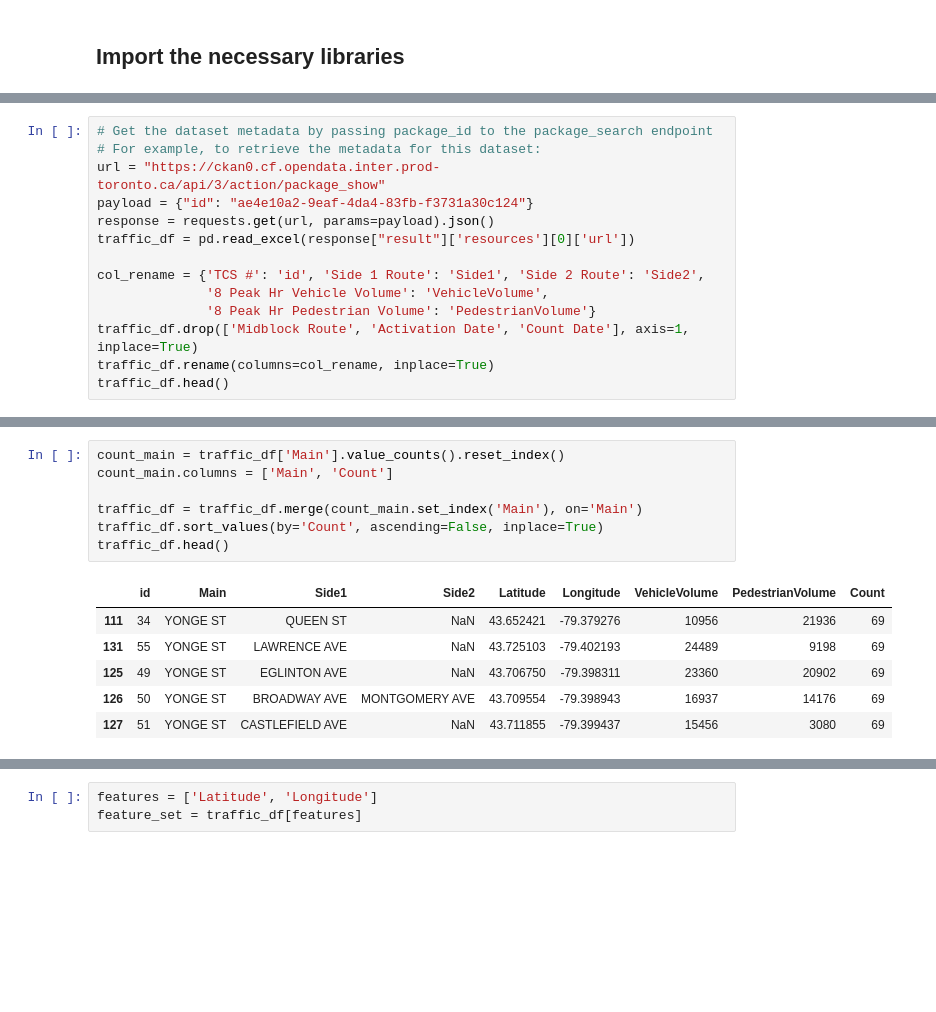
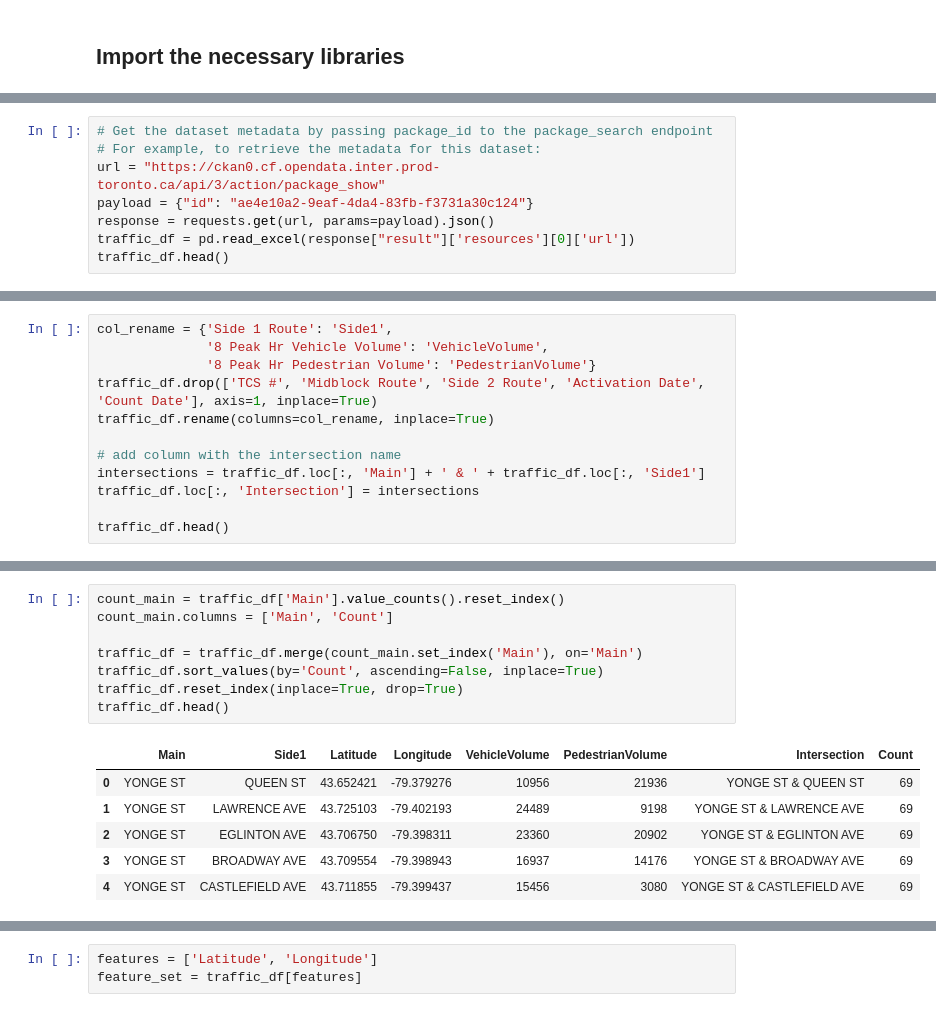
Before and after one commit to FuegoDiego/Coursera_Capstone, a Jupyter notebook: Predicting the Popularity of Venues in Downtown Toronto.ipynb, the cells around one changed output, grey strips where cells are left out. Saved outputs shown, nothing was run; the diff lists cells and outputs as text; blank space fills up the shorter version.

```diff
--- a/Predicting the Popularity of Venues in Downtown Toronto.ipynb
+++ b/Predicting the Popularity of Venues in Downtown Toronto.ipynb
@@ -44,11 +44,5 @@ url = "https://ckan0.cf.opendata.inter.prod-toronto.ca/api/3/action/package_show
 payload = {"id": "ae4e10a2-9eaf-4da4-83fb-f3731a30c124"}
 response = requests.get(url, params=payload).json()
 traffic_df = pd.read_excel(response["result"]['resources'][0]['url'])
-
-col_rename = {'TCS #': 'id', 'Side 1 Route': 'Side1', 'Side 2 Route': 'Side2',
-              '8 Peak Hr Vehicle Volume': 'VehicleVolume',
-              '8 Peak Hr Pedestrian Volume': 'PedestrianVolume'}
-traffic_df.drop(['Midblock Route', 'Activation Date', 'Count Date'], axis=1, inplace=True)
-traffic_df.rename(columns=col_rename, inplace=True)
 traffic_df.head()
 # %% [output]
@@ -60,0 +57,12 @@ traffic_df.head()
+# %%
+col_rename = {'Side 1 Route': 'Side1',
+              '8 Peak Hr Vehicle Volume': 'VehicleVolume',
+              '8 Peak Hr Pedestrian Volume': 'PedestrianVolume'}
+traffic_df.drop(['TCS #', 'Midblock Route', 'Side 2 Route', 'Activation Date', 'Count Date'], axis=1, inplace=True)
+traffic_df.rename(columns=col_rename, inplace=True)
+
+# add column with the intersection name
+intersections = traffic_df.loc[:, 'Main'] + ' & ' + traffic_df.loc[:, 'Side1']
+traffic_df.loc[:, 'Intersection'] = intersections
+
+traffic_df.head()
@@ -61,14 +76,15 @@ traffic_df.head()
 # %%
 count_main = traffic_df['Main'].value_counts().reset_index()
 count_main.columns = ['Main', 'Count']
 
 traffic_df = traffic_df.merge(count_main.set_index('Main'), on='Main')
 traffic_df.sort_values(by='Count', ascending=False, inplace=True)
+traffic_df.reset_index(inplace=True, drop=True)
 traffic_df.head()
 # %% [output]
-|  | id | Main | Side1 | Side2 | Latitude | Longitude | VehicleVolume | PedestrianVolume | Count |
-| 111 | 34 | YONGE ST | QUEEN ST | NaN | 43.652421 | -79.379276 | 10956 | 21936 | 69 |
-| 131 | 55 | YONGE ST | LAWRENCE AVE | NaN | 43.725103 | -79.402193 | 24489 | 9198 | 69 |
-| 125 | 49 | YONGE ST | EGLINTON AVE | NaN | 43.706750 | -79.398311 | 23360 | 20902 | 69 |
-| 126 | 50 | YONGE ST | BROADWAY AVE | MONTGOMERY AVE | 43.709554 | -79.398943 | 16937 | 14176 | 69 |
-| 127 | 51 | YONGE ST | CASTLEFIELD AVE | NaN | 43.711855 | -79.399437 | 15456 | 3080 | 69 |
+|  | Main | Side1 | Latitude | Longitude | VehicleVolume | PedestrianVolume | Intersection | Count |
+| 0 | YONGE ST | QUEEN ST | 43.652421 | -79.379276 | 10956 | 21936 | YONGE ST & QUEEN ST | 69 |
+| 1 | YONGE ST | LAWRENCE AVE | 43.725103 | -79.402193 | 24489 | 9198 | YONGE ST & LAWRENCE AVE | 69 |
+| 2 | YONGE ST | EGLINTON AVE | 43.706750 | -79.398311 | 23360 | 20902 | YONGE ST & EGLINTON AVE | 69 |
+| 3 | YONGE ST | BROADWAY AVE | 43.709554 | -79.398943 | 16937 | 14176 | YONGE ST & BROADWAY AVE | 69 |
+| 4 | YONGE ST | CASTLEFIELD AVE | 43.711855 | -79.399437 | 15456 | 3080 | YONGE ST & CASTLEFIELD AVE | 69 |
```
Also changed, not shown: parts of 34 cells of this notebook, 2 other files.
